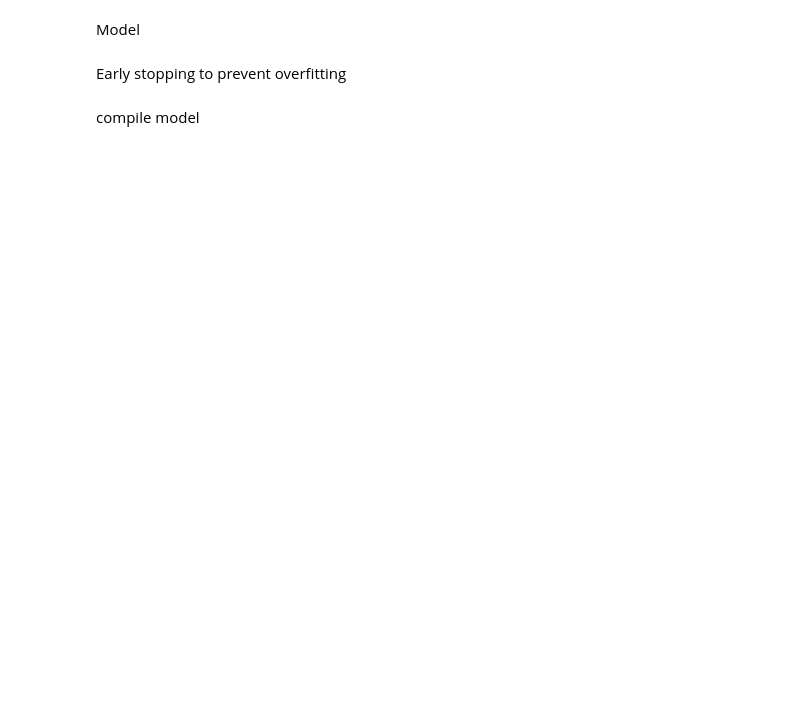
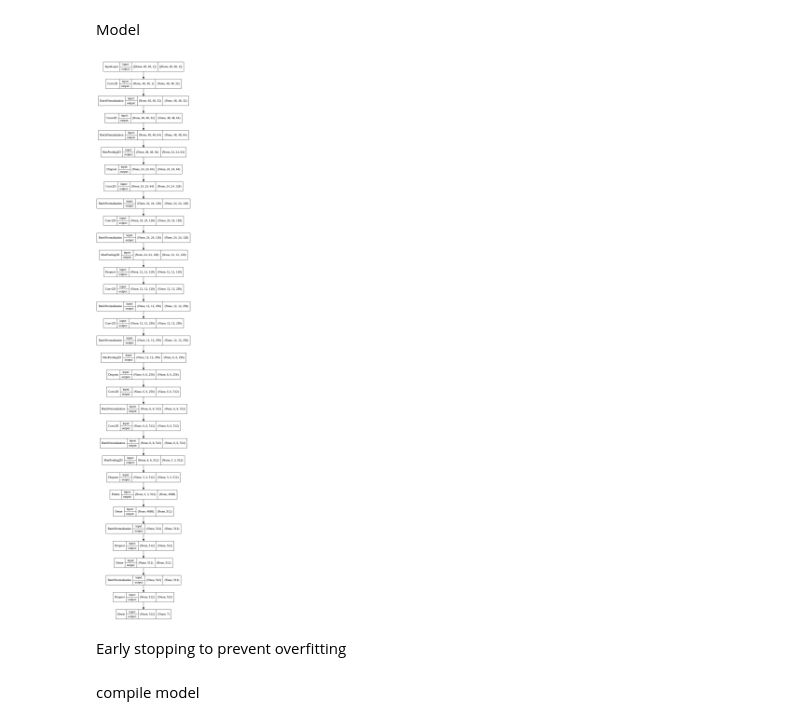
Before and after one commit to Madhu3456/IITISoC-22-AI-ML-11-Song-Recommendation, a Jupyter notebook: FER.ipynb, the cells around one changed output. Drawn from its saved outputs; the diff is of its cells as text; code cells hidden in the pictures; blank space fills up the shorter version.

```diff
--- a/FER.ipynb
+++ b/FER.ipynb
@@ -152,15 +171,20 @@ network.add(Dropout(0.2))
 
 network.add(Flatten())
 
-network.add(Dense(256, activation='relu'))
+network.add(Dense(512, activation='relu'))
 network.add(BatchNormalization())
 network.add(Dropout(0.2))
 
-network.add(Dense(64, activation='relu'))
+network.add(Dense(512, activation='relu'))
 network.add(BatchNormalization())
 network.add(Dropout(0.2))
 
 network.add(Dense(7, activation='softmax'))
+# %%
+from keras.utils.vis_utils import plot_model
+plot_model(network, show_layer_names=False, show_shapes=True, to_file='model.png')
+# %% [output]
+[figure, added]
 # %% [markdown]
 Early stopping to prevent overfitting
 # %%
```
Also changed, not shown: parts of 21 cells of this notebook.
